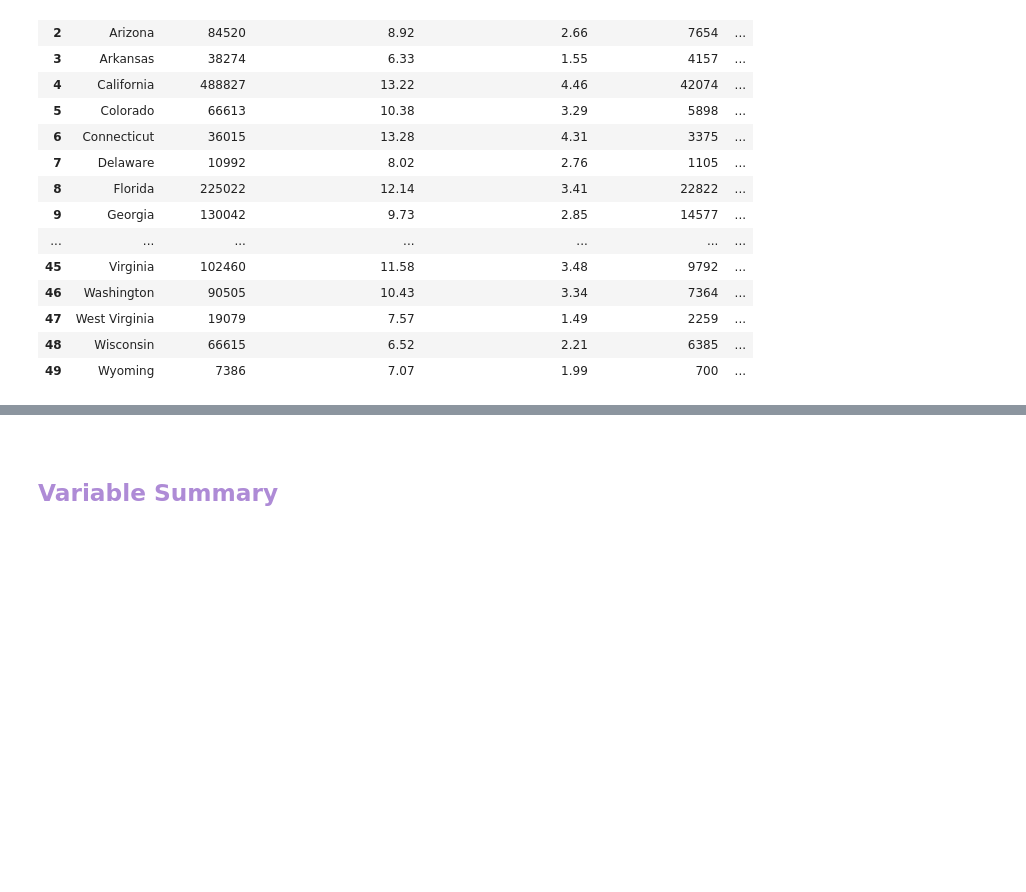
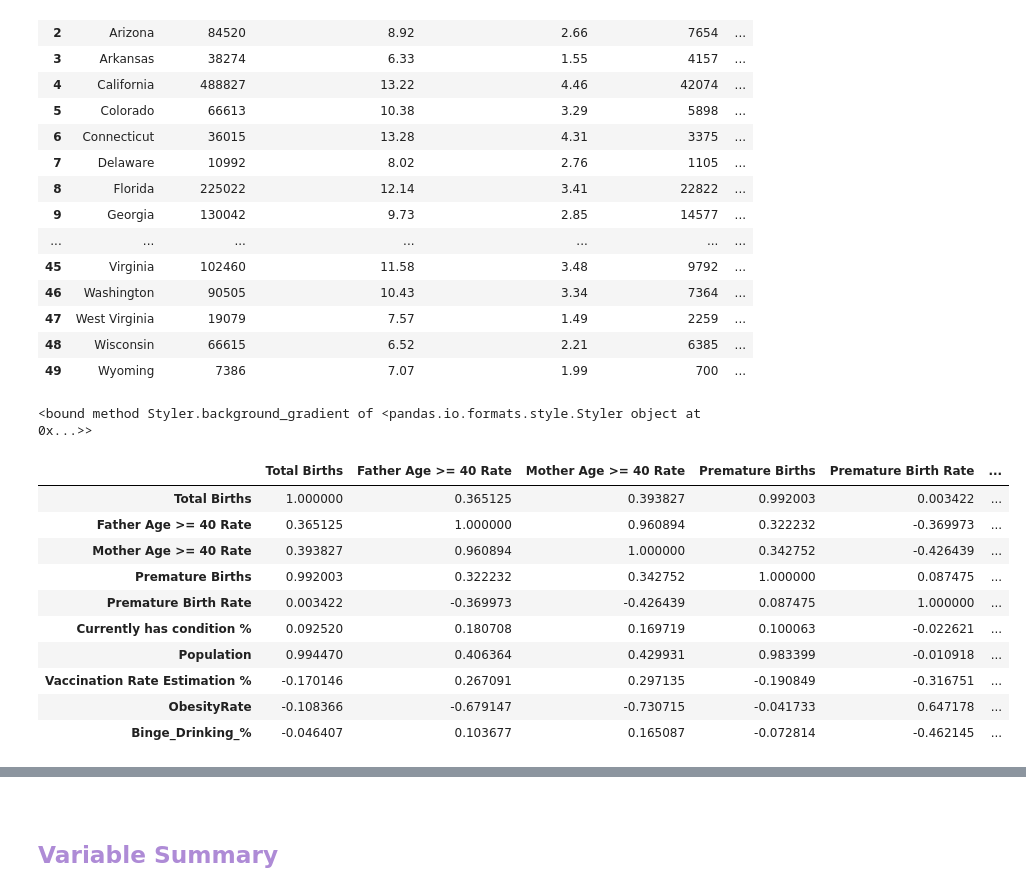
Before and after one commit to Hakuna-Patata/BU_MSDS_PTW, a Jupyter notebook: DSC 530 - Data Exploration and Analysis/Project/Project.ipynb, the cells around one changed output, grey strips where cells are left out. Cells and saved outputs as stored; diff of their text form; code cells hidden in the pictures; blank space fills up the shorter version.

```diff
--- a/DSC 530 - Data Exploration and Analysis/Project/Project.ipynb
+++ b/DSC 530 - Data Exploration and Analysis/Project/Project.ipynb
@@ -347,3 +369,22 @@ asd_df
 | 47 | West Virginia | 19079 | 7.57 | 1.49 | 2259 | ... |
 | 48 | Wisconsin | 66615 | 6.52 | 2.21 | 6385 | ... |
 | 49 | Wyoming | 7386 | 7.07 | 1.99 | 700 | ... |
+# %%
+asd_df.corr().style.background_gradient
+# %% [output]
+<bound method Styler.background_gradient of <pandas.io.formats.style.Styler object at 0x...>>
+# %%
+corr_hm = asd_df.corr().style.background_gradient(cmap='bwr', vmin=-1, vmax=1)
+corr_hm
+# %% [output]
+|  | Total Births | Father Age >= 40 Rate | Mother Age >= 40 Rate | Premature Births | Premature Birth Rate | ... |
+| Total Births | 1.000000 | 0.365125 | 0.393827 | 0.992003 | 0.003422 | ... |
+| Father Age >= 40 Rate | 0.365125 | 1.000000 | 0.960894 | 0.322232 | -0.369973 | ... |
+| Mother Age >= 40 Rate | 0.393827 | 0.960894 | 1.000000 | 0.342752 | -0.426439 | ... |
+| Premature Births | 0.992003 | 0.322232 | 0.342752 | 1.000000 | 0.087475 | ... |
+| Premature Birth Rate | 0.003422 | -0.369973 | -0.426439 | 0.087475 | 1.000000 | ... |
+| Currently has condition % | 0.092520 | 0.180708 | 0.169719 | 0.100063 | -0.022621 | ... |
+| Population | 0.994470 | 0.406364 | 0.429931 | 0.983399 | -0.010918 | ... |
+| Vaccination Rate Estimation % | -0.170146 | 0.267091 | 0.297135 | -0.190849 | -0.316751 | ... |
+| ObesityRate | -0.108366 | -0.679147 | -0.730715 | -0.041733 | 0.647178 | ... |
+| Binge_Drinking_% | -0.046407 | 0.103677 | 0.165087 | -0.072814 | -0.462145 | ... |
```
Also changed, not shown: parts of 15 cells of this notebook, 13 other files.
